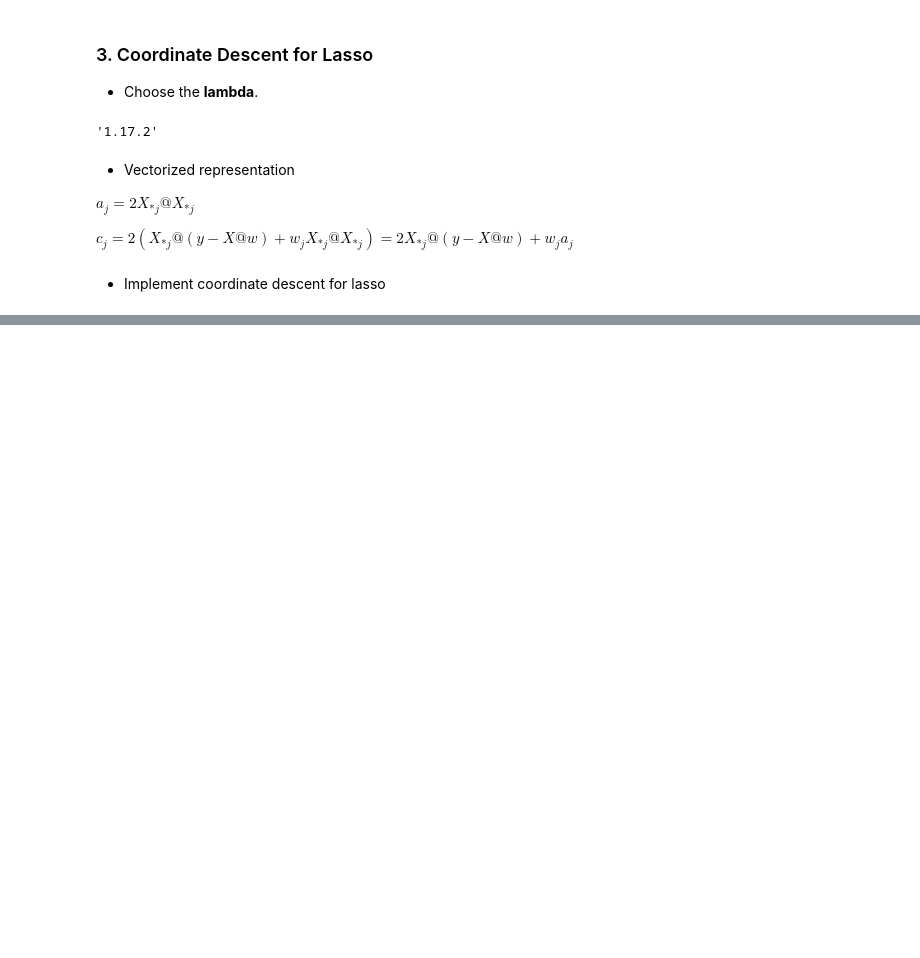
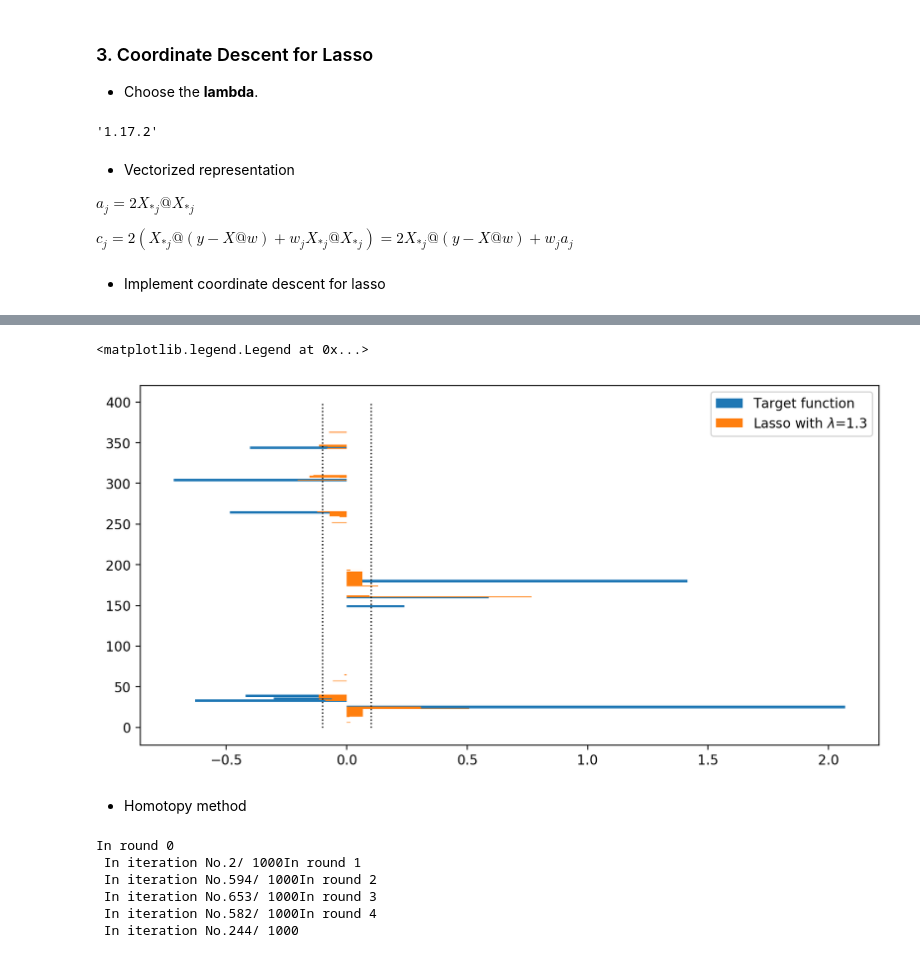
Before and after one commit to Fernadoo/NYU_ML, a Jupyter notebook: hw2-lasso/code/hw2.ipynb, the cells around one changed output, grey strips where cells are left out. Cells and saved outputs as stored; diff of their text form; code cells hidden in the pictures; blank space fills up the shorter version.

Commit message:
except homotopy method

```diff
--- a/hw2-lasso/code/hw2.ipynb
+++ b/hw2-lasso/code/hw2.ipynb
@@ -244,0 +381,31 @@ plt.bar(np.arange(cd_model.w_.shape[0]), cd_model.w_)
+# %%
+fig, ax = plt.subplots(figsize=(10,5), dpi=200)
+ax.vlines([-0.1, 0.1], ymin=0, ymax=400, linestyle='dotted', linewidths=1)
+ax.barh(np.arange(coefs_true.shape[0]), coefs_true, height=3, label='Target function')
+ax.barh(np.arange(best_lasso_model.w_.shape[0]), best_lasso_model.w_, height=1, label='Lasso with $\lambda$=1.3')
+ax.legend()
+# %% [output]
+<matplotlib.legend.Legend at 0x...>
+[figure, added]
+# %% [markdown]
+* Homotopy method
+# %%
+lambda_max = 2 * np.linalg.norm(x_train.T@y_train, ord=np.inf)
+lambda_list = lambda_max * 0.8 ** np.arange(10)
+loss = np.empty(lambda_list.shape[0])
+weight_prev = True
+for i, l in enumerate(lambda_list):
+    print('In round %s'%i)
+    model = CoordinateDescentLasso(l)
+    model.fit(x_train, y_train, 'cyclic', murphy=weight_prev)
+    weight_prev = model.w_.copy()
+    y_predict = model.predict(x_test)
+    loss[i] = avg_square_loss(y_predict, y_test)
+loss
+# %% [output]
+In round 0
+ In iteration No.2/ 1000In round 1
+ In iteration No.594/ 1000In round 2
+ In iteration No.653/ 1000In round 3
+ In iteration No.582/ 1000In round 4
+ In iteration No.244/ 1000
```
Also changed, not shown: parts of 21 cells of this notebook.
